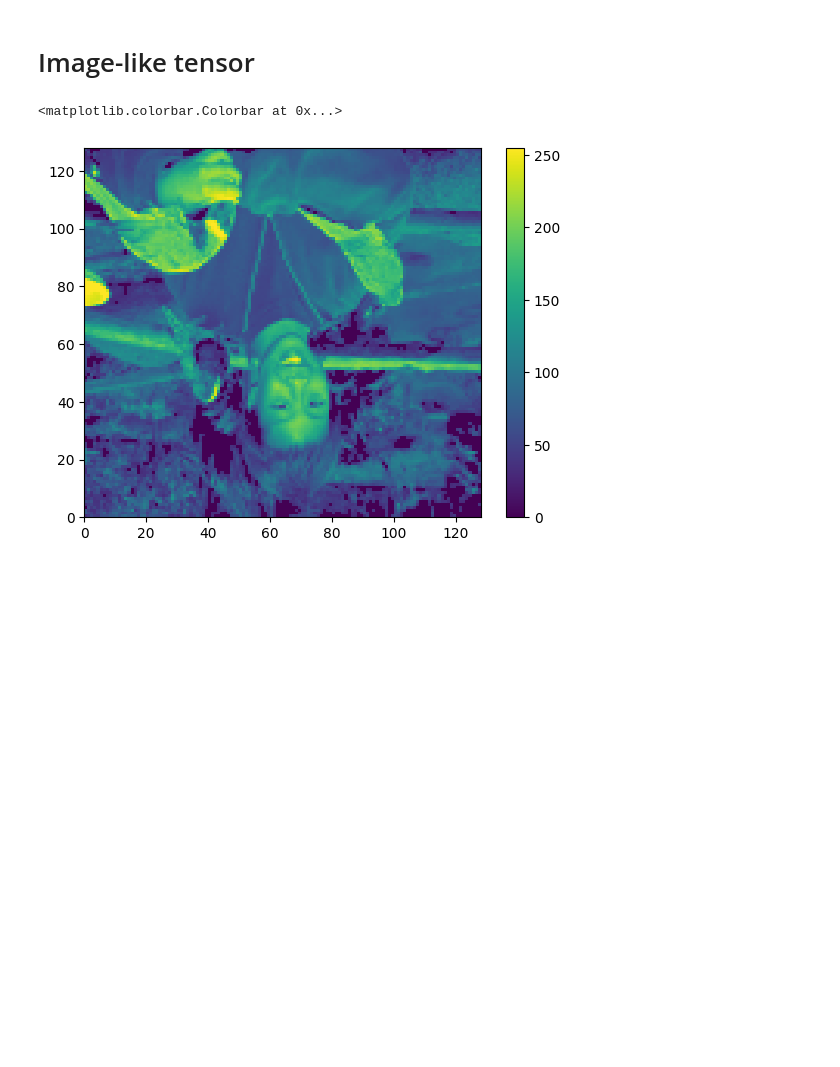
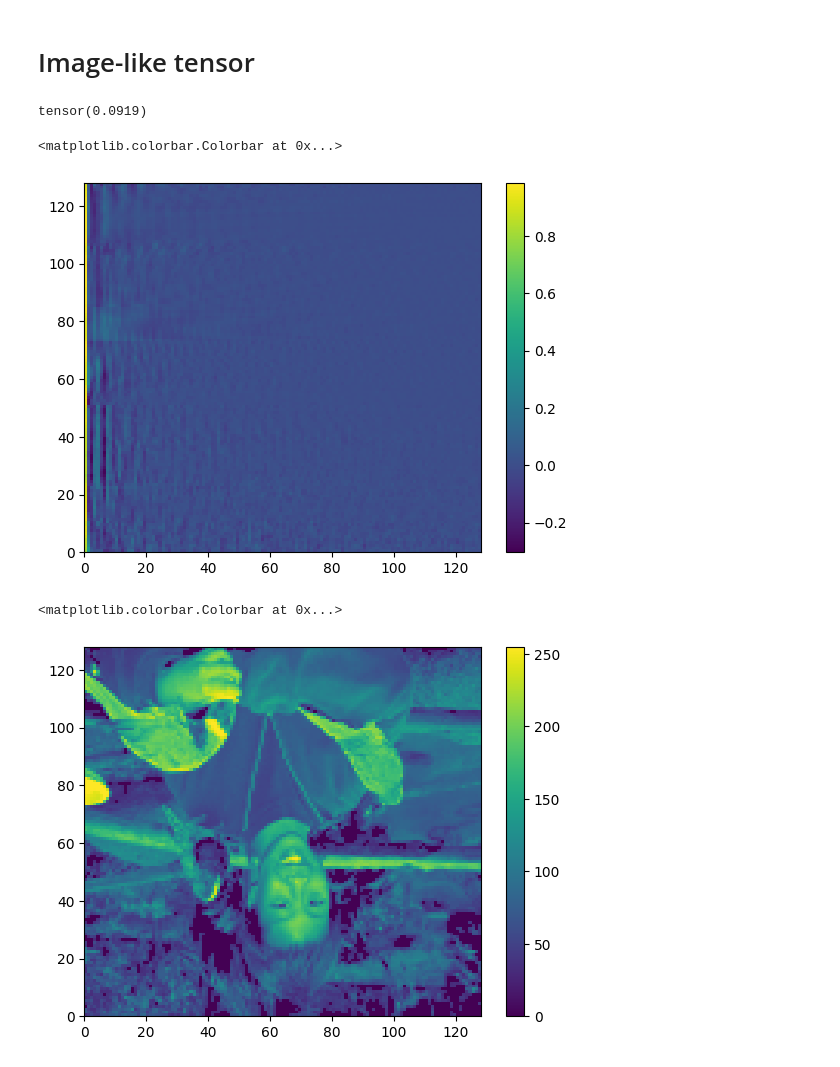
Before and after one commit to Rexyyj/split_DNN_framework, a Jupyter notebook: characteristics/image_like_multi_quality.ipynb, the cells around one changed output. Cells and saved outputs as stored; diff of their text form; code cells hidden in the pictures; blank space fills up the shorter version.

```diff
--- a/characteristics/image_like_multi_quality.ipynb
+++ b/characteristics/image_like_multi_quality.ipynb
@@ -21,6 +22,19 @@ tensor_size = 128*128*3
 # manipulate the tensor
 value_mask = abs(tensor)>30
 tensor = tensor* value_mask
+# %%
+dct_tensor = torch.nn.functional.normalize(dct.dct_2d(tensor))
+# %%
+torch.mean(torch.special.entr(abs(dct_tensor)))
+# %% [output]
+tensor(0.0919)
+# %%
+plt.figure()
+plt.pcolormesh(dct_tensor[:,:,0])
+plt.colorbar()
+# %% [output]
+<matplotlib.colorbar.Colorbar at 0x...>
+[figure, added]
 # %%
 plt.figure()
 plt.pcolormesh(tensor[:,:,1])
```
Also changed, not shown: parts of 1 cell of this notebook, 2 other files.
